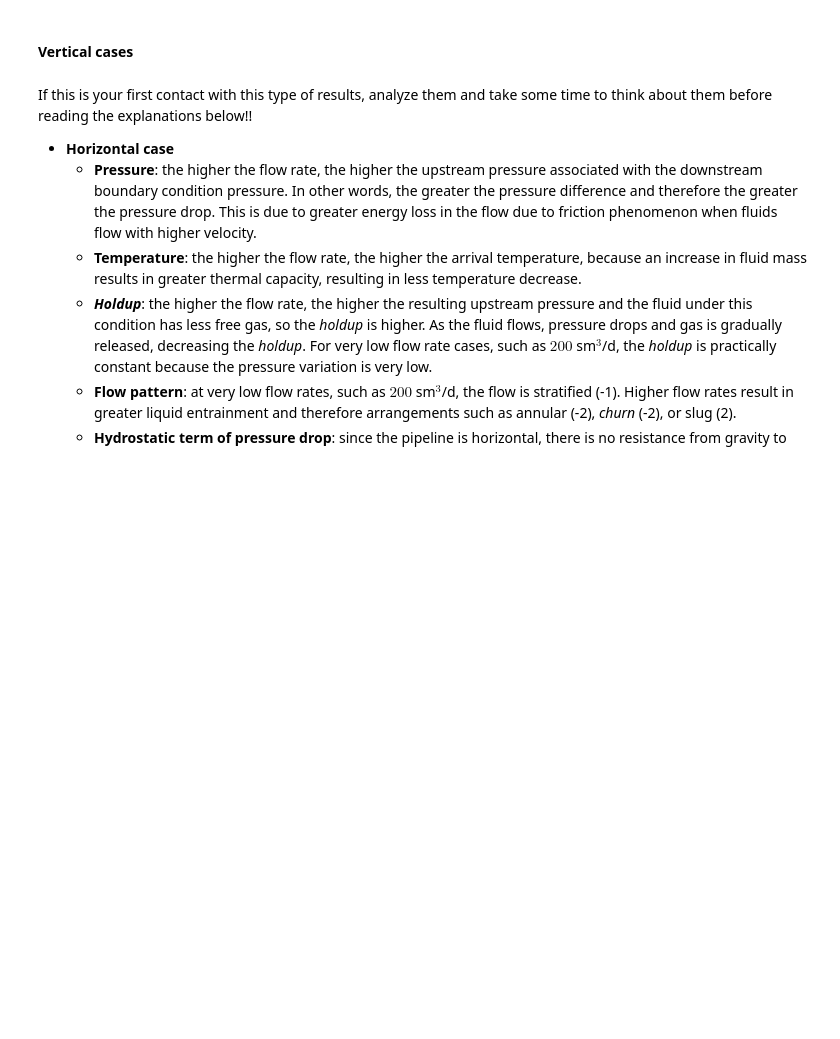
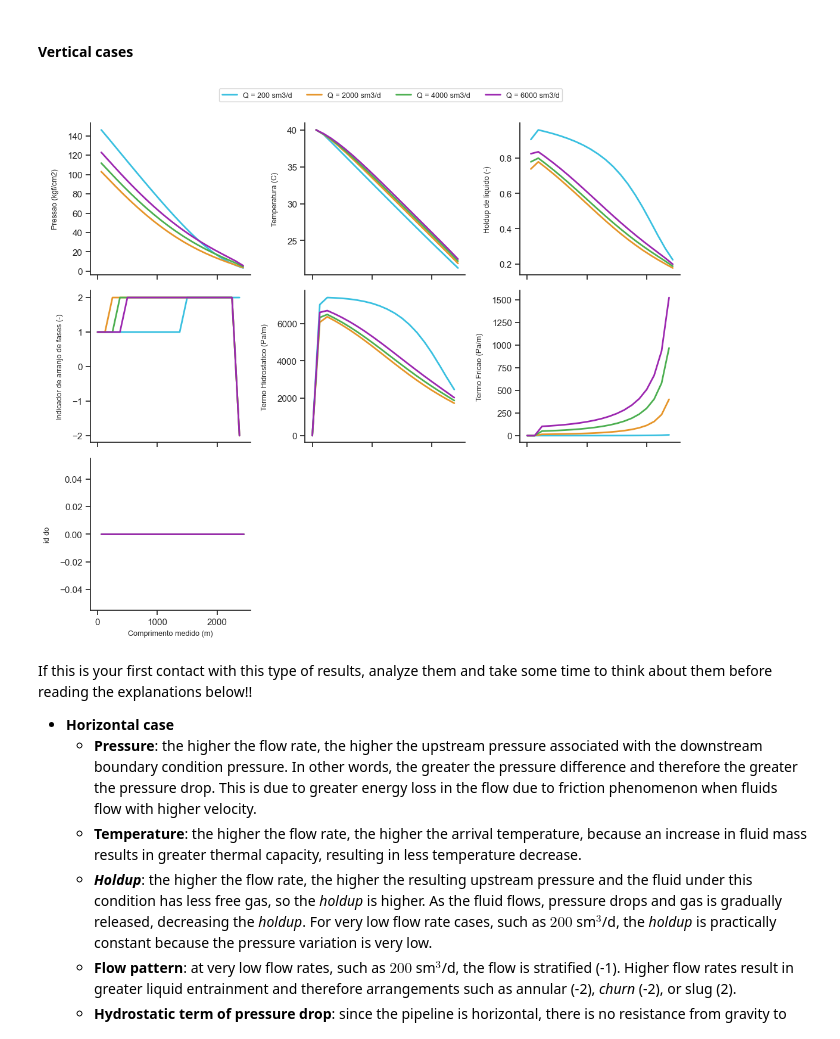
Before and after one commit to pedrorigon/marlim3, a Jupyter notebook: docs/tutoriais/1-horizontal_vertical_comparison.ipynb, the cells around one changed output. Drawn from its saved outputs; the diff is of its cells as text; code cells hidden in the pictures; blank space fills up the shorter version.

```diff
--- a/docs/tutoriais/1-horizontal_vertical_comparison.ipynb
+++ b/docs/tutoriais/1-horizontal_vertical_comparison.ipynb
@@ -231,7 +253,9 @@ scenarios_h.plotar_perfis();
 # %% [markdown]
 #### Vertical cases
 # %%
-scenarios_v.plotar_perfis();
+scenarios_v.plot_profiles();
+# %% [output]
+[figure, added]
 # %% [markdown]
 If this is your first contact with this type of results, analyze them and take some time to think about them before reading the explanations below!!
 
```
Also changed, not shown: parts of 6 cells of this notebook, 7 other files.
